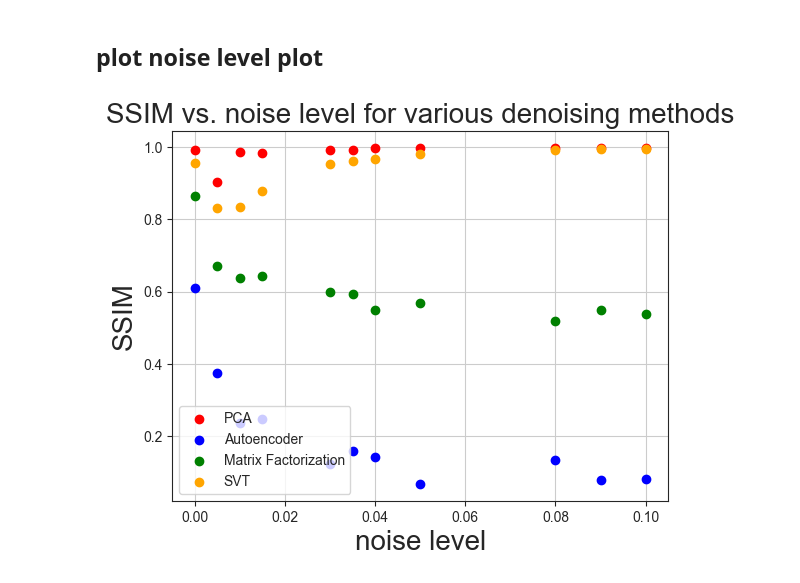
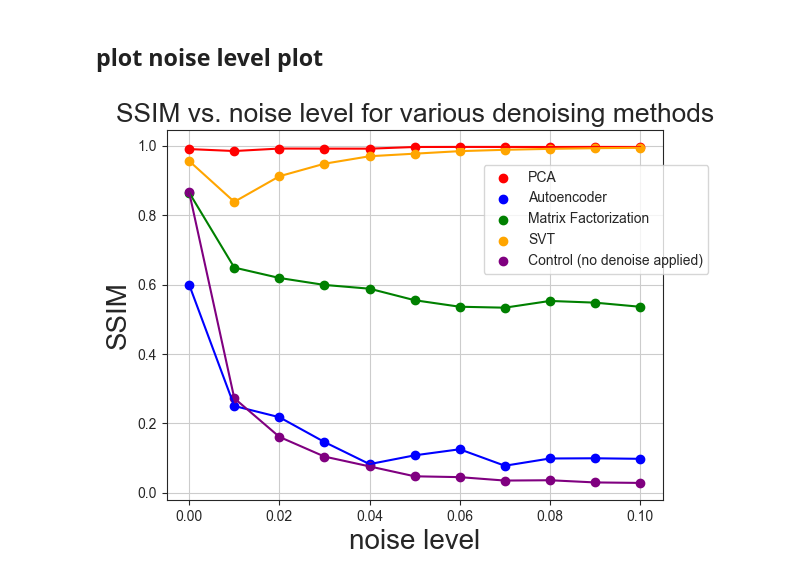
Before and after one commit to FardinHaque60/hic_compare_experiments, a Jupyter notebook: noise_hic/noise_analysis_hic.ipynb, the cells around one changed output. Cells and saved outputs as stored; diff of their text form; code cells hidden in the pictures.

Commit message:
small changes to noise experiment

```diff
--- a/noise_hic/noise_analysis_hic.ipynb
+++ b/noise_hic/noise_analysis_hic.ipynb
@@ -144,7 +144,7 @@ from numpy.linalg import svd
 
 # add them to patient region
 
-noise_levels = [0, 0.005, 0.01, 0.015, 0.03, 0.035, 0.04, 0.05, 0.08, 0.09, 0.1]
+noise_levels = [0, 0.01, 0.02, 0.03, 0.04, 0.05, 0.06, 0.07, 0.08, 0.09, 0.1]
 
 noisy_matrices = []
 
@@ -171,6 +171,7 @@ pca_stat = []
 auto_stat = []
 mf_stat = []
 svt_stat = []
+no_denoise = []
 
 for k in range(0, len(noise_levels)):
     noise_matrix = noisy_matrices[k]
@@ -178,5 +179,6 @@ for k in range(0, len(noise_levels)):
     auto_stat.append(structural_similarity(noise_matrix, auto_denoised[k]))
     mf_stat.append(structural_similarity(noise_matrix, mf_denoised[k]))
     svt_stat.append(structural_similarity(noise_matrix, svt_denoised[k]))
+    no_denoise.append(structural_similarity(noise_matrix, original))
 # %% [output]
 Epoch 1/50
@@ -372,21 +374,31 @@ Epoch 50/50
 # %%
 # Create scatter plot
 plt.scatter(noise_levels, pca_stat, color='red', label='PCA')
+plt.plot(noise_levels, pca_stat, color='red')
+
 plt.scatter(noise_levels, auto_stat, color='blue', label='Autoencoder')
+plt.plot(noise_levels, auto_stat, color='blue')
+
 plt.scatter(noise_levels, mf_stat, color='green', label='Matrix Factorization')
+plt.plot(noise_levels, mf_stat, color='green')
+
 plt.scatter(noise_levels, svt_stat, color='orange', label='SVT')
+plt.plot(noise_levels, svt_stat, color='orange')
+
+plt.scatter(noise_levels, no_denoise, color='purple', label='Control (no denoise applied)')
+plt.plot(noise_levels, no_denoise, color='purple')
 
 # Labels and legend
 plt.xlabel('noise level', fontsize=20)
 plt.ylabel('SSIM', fontsize=20)
-plt.title('SSIM vs. noise level for various denoising methods', fontsize=20)
-plt.legend()
+plt.title('SSIM vs. noise level for various denoising methods', fontsize=19)
+plt.legend(loc="upper left", bbox_to_anchor=(0.625, 0.925))
 plt.grid(True)
 
 save_path = os.path.join("out", "all_noise.png")
 plt.savefig(save_path, dpi=300)  # High resolution and tight layout
 
 # Show plot
 plt.show()
 # %% [output]
-[figure, old version]
+[figure, new version]
```
Also changed, not shown: parts of 2 cells of this notebook, 2 other files.
